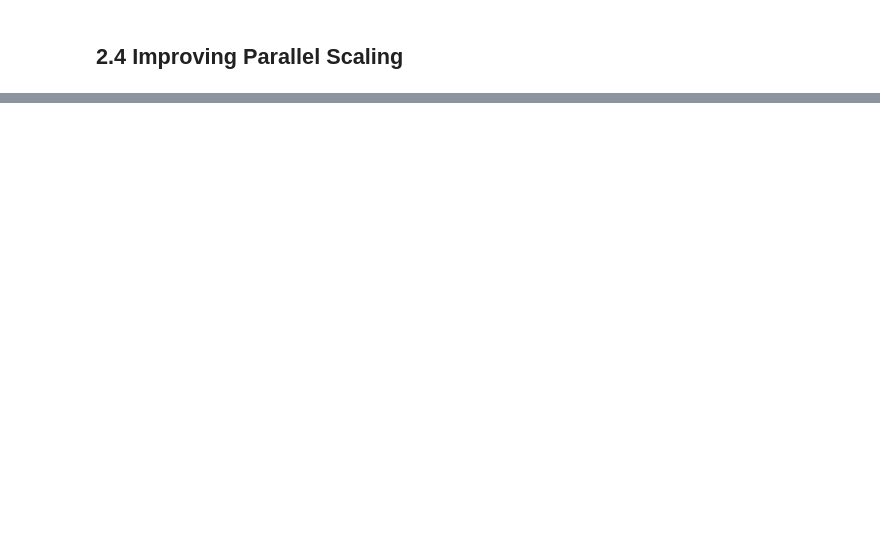
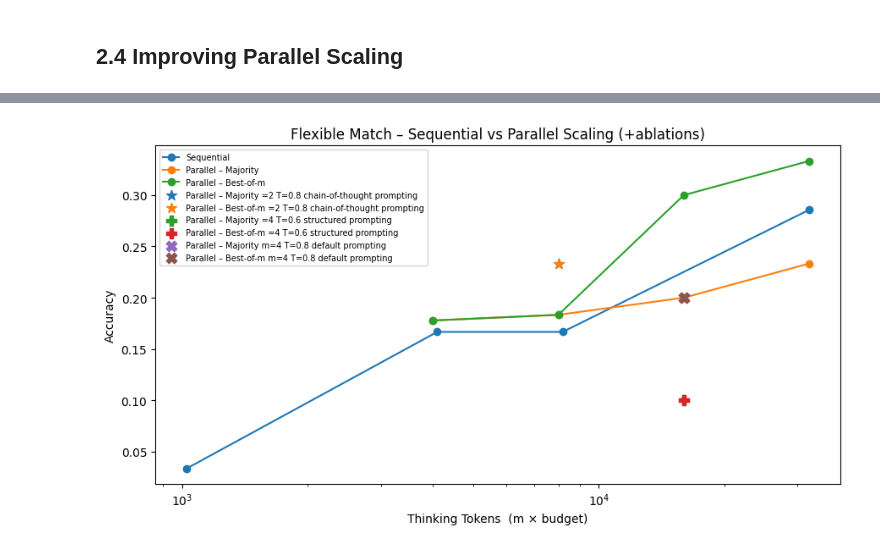
Before and after one commit to shobhit-05/cse493s-spring26-hw1, a Jupyter notebook: part2.ipynb, the cells around one changed output, grey strips where cells are left out. Saved outputs shown, nothing was run; the diff lists cells and outputs as text; code cells hidden in the pictures; blank space fills up the shorter version.

```diff
--- a/part2.ipynb
+++ b/part2.ipynb
@@ -842,55 +1046,45 @@ par_df_m8_32k_think_default.to_csv(DRIVE_TARGET_DIR+"/par_results_m8_32k_temp08_
 # %%
 import matplotlib.pyplot as plt
 import pandas as pd
+SAVE_DIR = "par_results"
 
 seq_df = pd.read_csv("seq_results.csv")
 par_df = pd.read_csv("par_results.csv")
 
-# ── Load extra experiments ───────────────────────────────────────────────────
 extra_configs = [
-    ("par_results_m2_8k_temp08_thinktrue_promptdefault.csv",    "Parallel – m=2 T=0.8 default prompting"),
-    ("par_results_m2_8k_temp06_thinktrue_promptstructured.csv", "Parallel – m=2 T=0.6 structured prompting"),
-    ("par_results_m8_32k_temp06_thinktrue_promptstructured.csv","Parallel – m=8 T=0.6 structured prompting"),
-    ("par_results_m8_32k_temp08_thinktrue_promptdefault.csv",   "Parallel – m=8 T=0.8 default prompting"),
+    ("m2_b4000_run0_temp0.8_topk50_topp0.95_thinkTrue_promptcot.csv",          "=2 T=0.8 chain-of-thought prompting"),
+    ("m4_b4000_run0_temp0.6_topk50_topp0.95_thinkTrue_promptstructured.csv",   "=4 T=0.6 structured prompting"),
+    ("m4_b4000_run0_temp0.8_topk50_topp0.95_thinkTrue_promptdefault.csv",      "m=4 T=0.8 default prompting"),
 ]
-extra_dfs = [(pd.read_csv(DRIVE_TARGET_DIR + "/" + f), label) for f, label in extra_configs]
+extra_dfs = [(pd.read_csv(SAVE_DIR + "/" + f), label) for f, label in extra_configs]
 
-# ── Plot ─────────────────────────────────────────────────────────────────────
-fig, axes = plt.subplots(1, 2, figsize=(14, 5), sharey=True)
+fig, ax = plt.subplots(figsize=(9, 5))
 
-for ax, sfx, seq_col, title in zip(
-    axes,
-    ["flex", "exact"],
-    ["correct_flex", "correct_exact"],
-    ["Flexible", "Exact"],
-):
-    # Sequential baseline
-    g = seq_df.groupby("budget")[seq_col].mean()
-    ax.plot(g.index, g.values, marker="o", label="Sequential")
+g = seq_df.groupby("budget")["correct_flex"].mean()
+ax.plot(g.index, g.values, marker="o", label="Sequential")
 
-    # Parallel Majority (baseline sweep)
-    g_maj = par_df.groupby("m")[f"majority_{sfx}"].mean()
-    ax.plot(g_maj.index * PAR_BUDGET, g_maj.values, marker="s", label="Parallel – Majority")
+g_maj = par_df.groupby("m")["majority_flex"].mean()
+ax.plot(g_maj.index * PAR_BUDGET, g_maj.values, marker="o", label="Parallel – Majority")
 
-    # Parallel Best-of-m (baseline sweep)
-    g_bom = par_df.groupby("m")[f"bom_{sfx}"].mean()
-    ax.plot(g_bom.index * PAR_BUDGET, g_bom.values, marker="^", label="Parallel – Best-of-m")
+g_bom = par_df.groupby("m")["bom_flex"].mean()
+ax.plot(g_bom.index * PAR_BUDGET, g_bom.values, marker="o", label="Parallel – Best-of-m")
 
-    # Extra experiments — one dot each
-    markers_extra = ["D", "P", "X", "*"]
-    for (df, label), mk in zip(extra_dfs, markers_extra):
-        m_val   = df["m"].iloc[0]
-        x       = m_val * PAR_BUDGET
-        maj_acc = df[f"majority_{sfx}"].mean()
-        ax.scatter(x, maj_acc, marker=mk, s=100, zorder=5, label=f"{label} (maj)")
+markers_extra = ["*", "P", "X"]
+for (df, label), mk in zip(extra_dfs, markers_extra):
+    m_val   = df["m"].iloc[0]
+    x       = m_val * PAR_BUDGET
+    maj_acc = df["majority_flex"].mean()
+    ax.scatter(x, maj_acc, marker=mk, s=80, zorder=5, label="Parallel – Majority "+f"{label}")
+    maj_acc = df["bom_flex"].mean()
+    ax.scatter(x, maj_acc, marker=mk, s=80, zorder=5, label="Parallel – Best-of-m "+f"{label}")
 
-    ax.set_xscale("log")
-    ax.set_xlabel("Thinking Tokens  (m × budget)")
-    ax.set_ylabel("Accuracy")
-    ax.set_title(f"{title} Match")
-    ax.legend(fontsize=7, loc="lower right")
-
-fig.suptitle("Sequential vs Parallel Scaling  (+extra ablations)", fontsize=13)
+ax.set_xscale("log")
+ax.set_xlabel("Thinking Tokens  (m × budget)")
+ax.set_ylabel("Accuracy")
+ax.set_title("Flexible Match – Sequential vs Parallel Scaling (+ablations)")
+ax.legend(fontsize=7, loc="upper left")
 plt.tight_layout()
-plt.savefig("fig_parallel_improv.png", dpi=150)
+plt.savefig("fig_parallel_improv_flex.png", dpi=150)
 plt.show()
+# %% [output]
+[figure, added]
```
Also changed, not shown: parts of 24 cells of this notebook, 13 other files.
